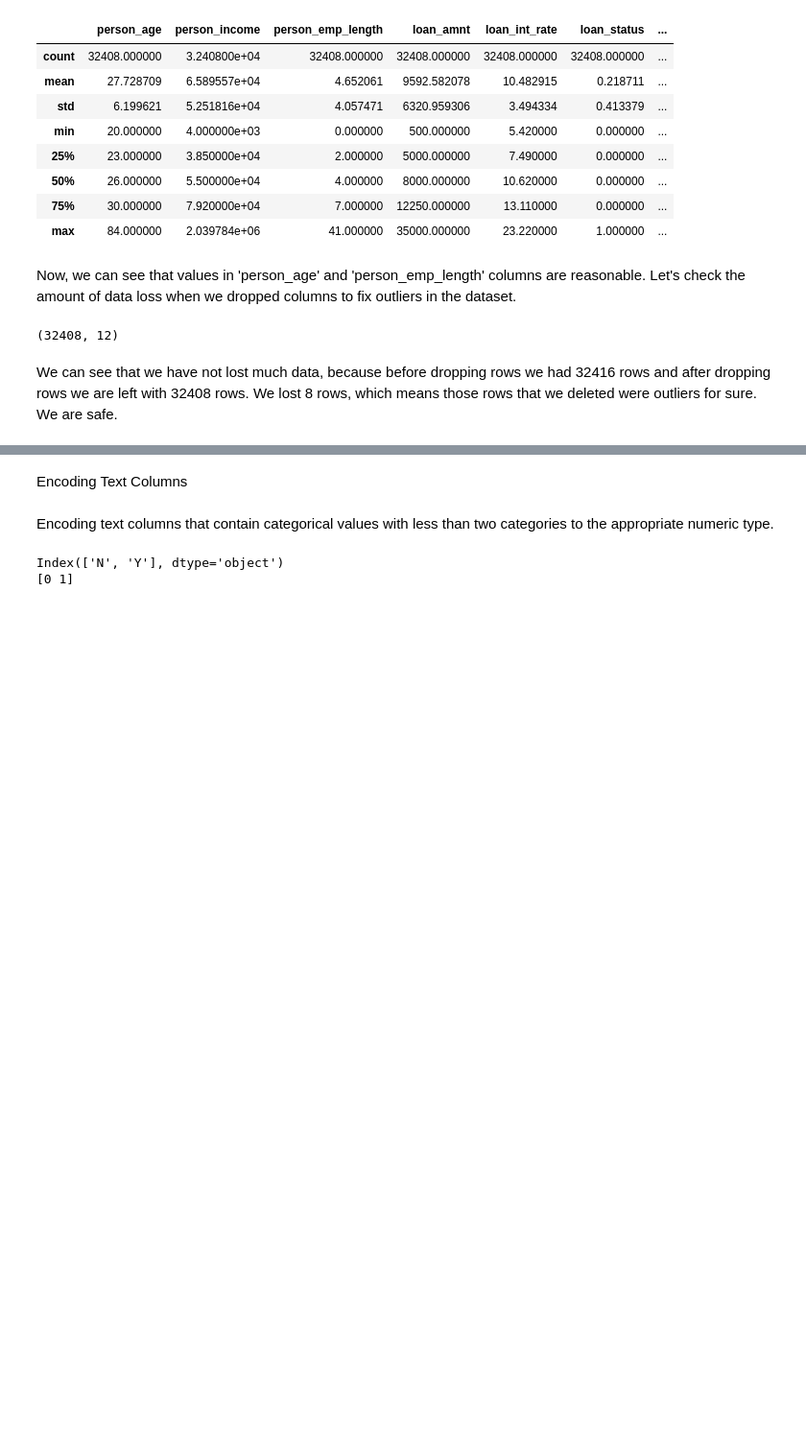
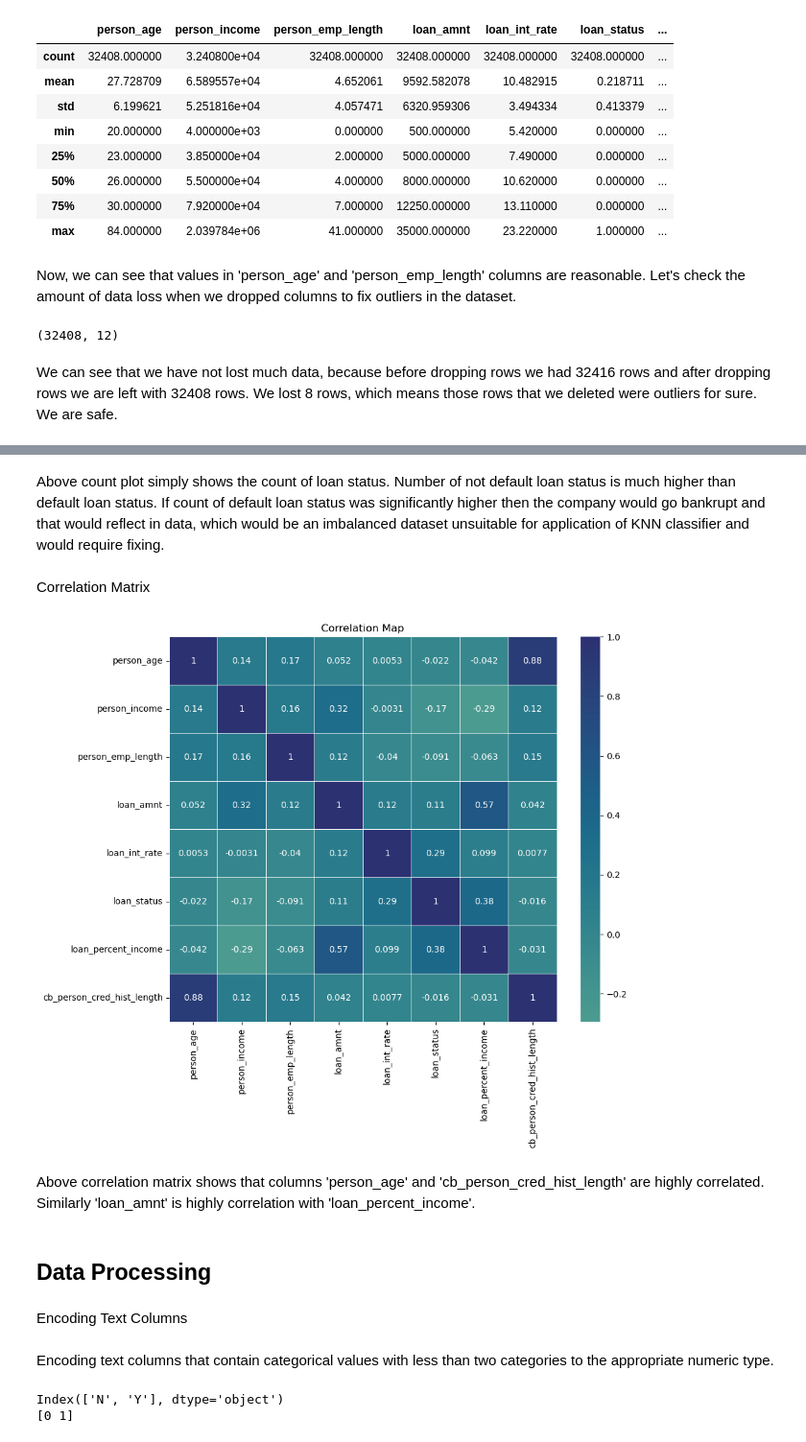
Before and after one commit to codes-at-elm/k-nearest_neighbors, a Jupyter notebook: Credit_Risk_Assessment.ipynb, the cells around one changed output, grey strips where cells are left out. Shown at 96% size. Drawn from its saved outputs; the diff is of its cells as text; code cells hidden in the pictures; blank space fills up the shorter version.

```diff
--- a/Credit_Risk_Assessment.ipynb
+++ b/Credit_Risk_Assessment.ipynb
@@ -153,3 +173,18 @@ We can see that we have not lost much data, because before dropping rows we had
+# %% [markdown]
+Above count plot simply shows the count of loan status. Number of not default loan status is much higher than default loan status. If count of default loan status was significantly higher then the company would go bankrupt and that would reflect in data, which would be an imbalanced dataset unsuitable for application of KNN classifier and would require fixing.
+# %% [markdown]
+Correlation Matrix
+# %%
+plt.figure(figsize=(10,8))
+sns.heatmap(df.corr(numeric_only=True), center=0, annot=True, cmap="crest", linewidth=.5)
+plt.title('Correlation Map')
+plt.show()
+# %% [output]
+[figure, added]
+# %% [markdown]
+Above correlation matrix shows that columns 'person_age' and 'cb_person_cred_hist_length' are highly correlated. Similarly 'loan_amnt' is highly correlation with 'loan_percent_income'.
+# %% [markdown]
+## Data Processing
 # %% [markdown]
 Encoding Text Columns
 # %% [markdown]
```
Also changed, not shown: parts of 9 cells of this notebook.
